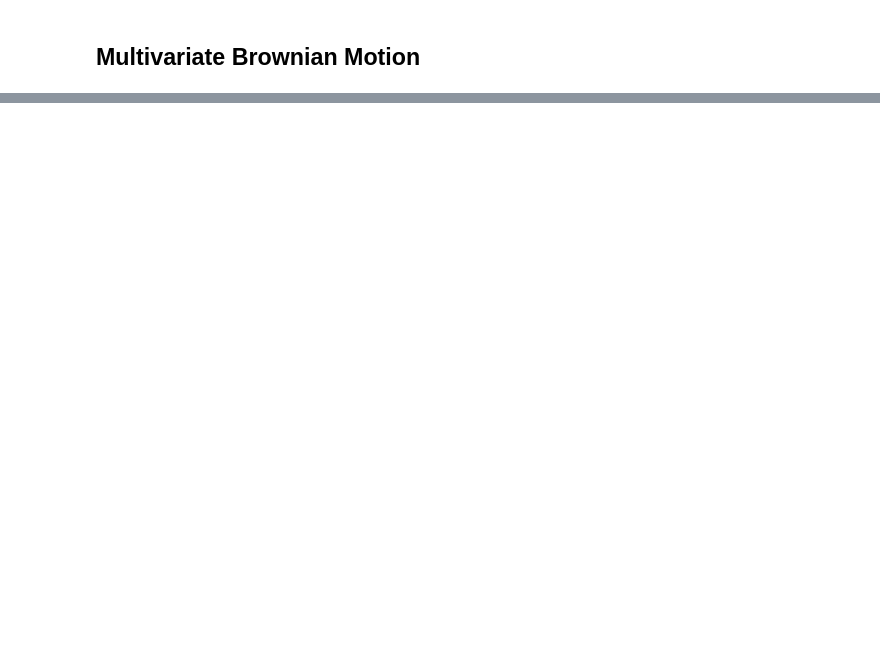
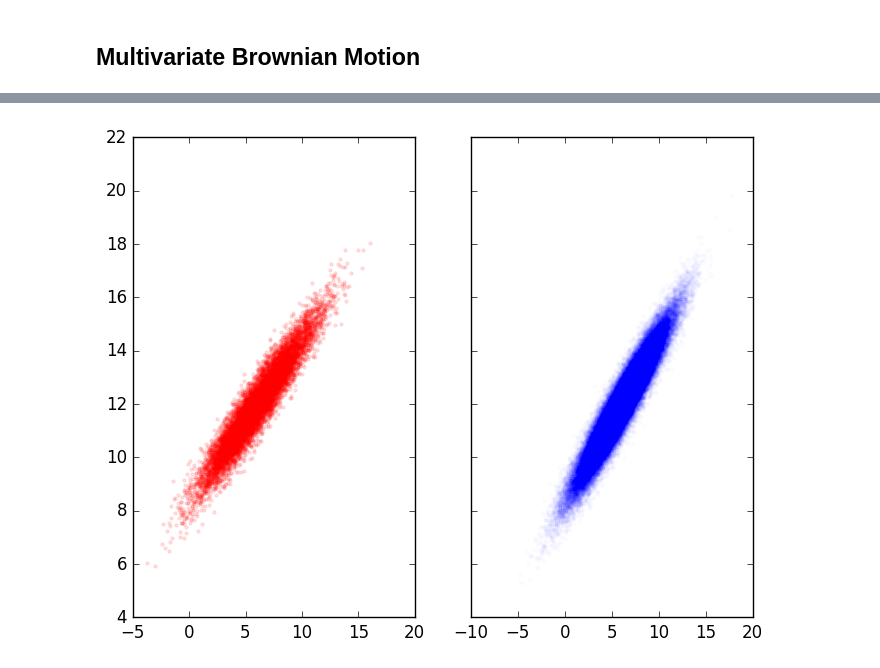
Before and after one commit to mikea/StochasticProcesses.jl, a Jupyter notebook: examples/multivariate.ipynb, the cells around one changed output, grey strips where cells are left out. Saved outputs shown, nothing was run; the diff lists cells and outputs as text; code cells hidden in the pictures; blank space fills up the shorter version.

Commit message:
multivariate BM with drift

```diff
--- a/examples/multivariate.ipynb
+++ b/examples/multivariate.ipynb
@@ -17,0 +58,14 @@ end;
+# %%
+let t=linspace(0, 5, 10000), s = [1 0; .5 .5], p = BrownianMotionWithDrift([1, 2], s*s.', [1, 2]), d = sim(p, t, 10000)
+    fig, axis = subplots(1, 2, sharey=true)
+    axis[1][:scatter](x=d[1,:], y=d[2,:], alpha=.1, marker=".", color="red")
+    #plt[:axis]("equal")
+    #plot(quantile(distribution(p, t[end]), q(1)), label="1")
+    #plot(quantile(distribution(p, t[end]), q(2)), label="2")
+    #plot(quantile(distribution(p, t[end]), q(3)), label="3")
+    legend()
+    d=rand(distribution(p, t[end]), 100000)
+    axis[2][:scatter](x=d[1,:], y=d[2,:], alpha=.01, marker=".", color="blue")
+end;
+# %% [output]
+[figure, added]
```
Also changed, not shown: parts of 4 cells of this notebook, 6 other files.
